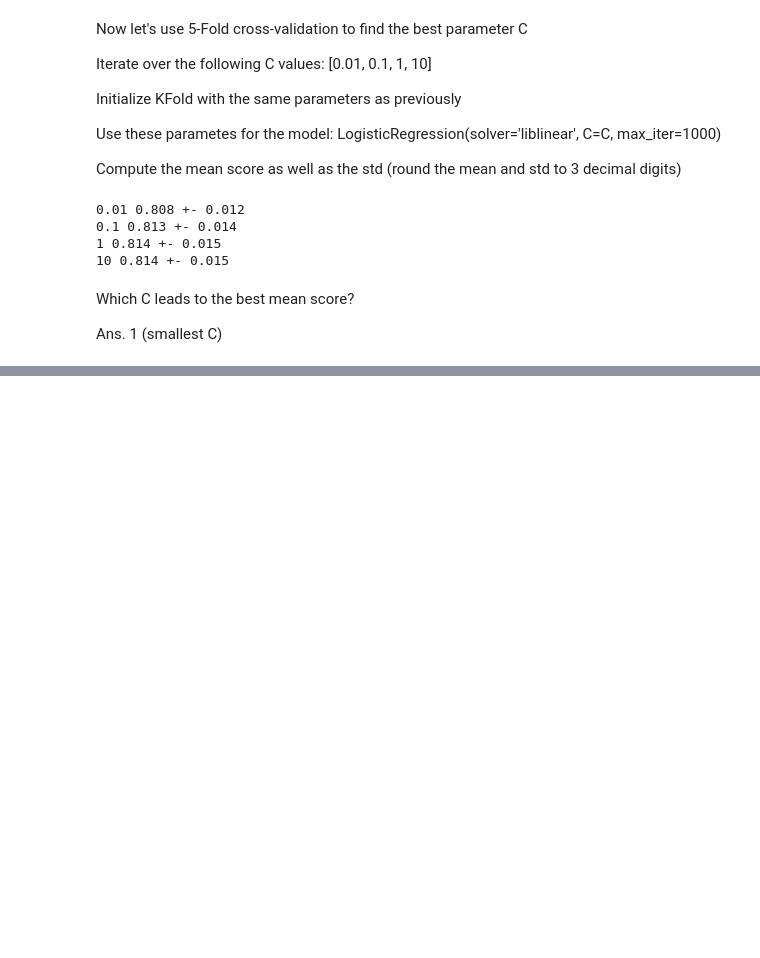
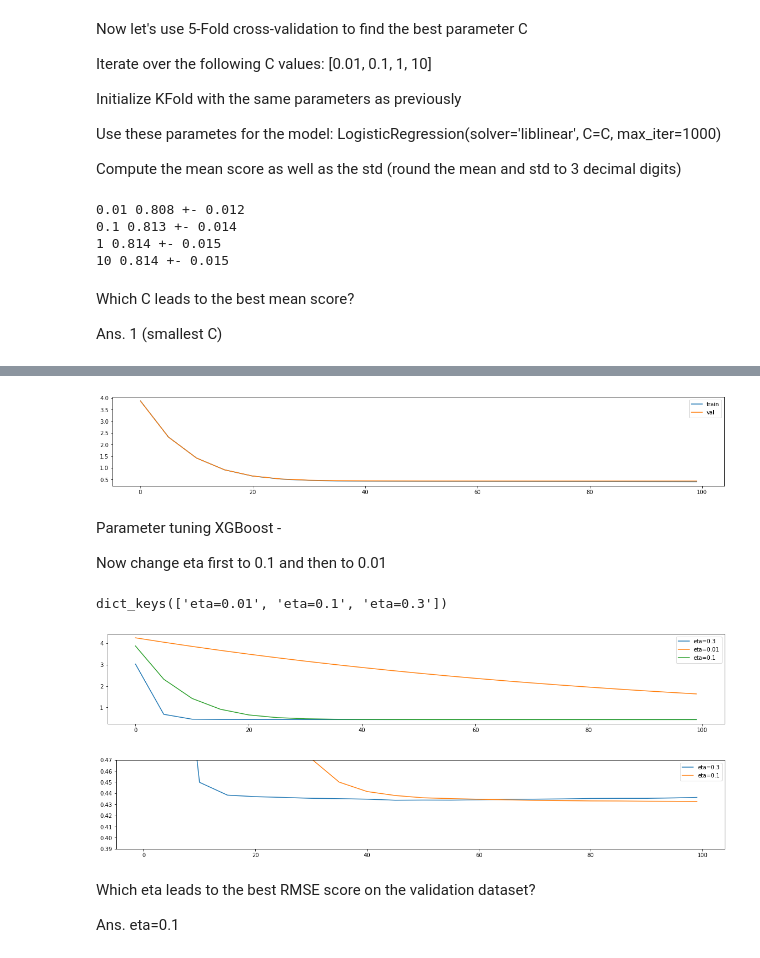
Before and after one commit to sukritishuk/ML_ZoomCamp-DataTalksClub, a Jupyter notebook: HomeWork -DataTalksClub - ML ZoomCamp.ipynb, the cells around one changed output, grey strips where cells are left out. Drawn from its saved outputs; the diff is of its cells as text; code cells hidden in the pictures; blank space fills up the shorter version.

```diff
--- a/HomeWork -DataTalksClub - ML ZoomCamp.ipynb
+++ b/HomeWork -DataTalksClub - ML ZoomCamp.ipynb
@@ -1766,0 +1781,13 @@ Ans. 1 (smallest C)
+# %%
+# loading the data and renamong columns:
+columns = [
+    'neighbourhood_group', 'room_type', 'latitude', 'longitude',
+    'minimum_nights', 'number_of_reviews','reviews_per_month',
+    'calculated_host_listings_count', 'availability_365',
+    'price'
+]
+
+df = pd.read_csv('AB_NYC_2019.csv', usecols=columns)
+
+# Filling NAs with 0:
+df.reviews_per_month = df.reviews_per_month.fillna(0)
@@ -1766,0 +2235,32 @@ Ans. 1 (smallest C)
+# %%
+# Combining above codes and creating a function to parse output from XGBoost model:
+def parse_xgb_output(output):
+    results = []
+
+    for line in output.stdout.strip().split('\n'):
+        it_line, train_line, val_line = line.split('\t')
+
+        it = int(it_line.strip('[]'))
+        train = float((train_line.split(':'))[1])
+        val = float((val_line.split(':'))[1])
+
+        results.append((it, train, val))
+
+    columns = ['num_iter', 'train_RMSE', 'val_RMSE']
+    df_results = pd.DataFrame(results, columns=columns)
+    return df_results
+# %%
+# calling the above function:
+df_score = parse_xgb_output(output)
+# %%
+# plotting the above output from XGBoost model:
+plt.plot(df_score.num_iter, df_score.train_RMSE, label='train')
+plt.plot(df_score.num_iter, df_score.val_RMSE, label='val')
+plt.legend()
+plt.show()
+# %% [output]
+[figure, added]
+# %% [markdown]
+Parameter tuning XGBoost -
+
+Now change eta first to 0.1 and then to 0.01
@@ -1766,0 +2297,31 @@ Ans. 1 (smallest C)
+# %%
+scores.keys()
+# %% [output]
+dict_keys(['eta=0.01', 'eta=0.1', 'eta=0.3'])
+# %%
+# plotting above AUC outputs for different eta values:
+etas = ['eta=0.3','eta=0.01','eta=0.1']
+for eta in etas:
+    df_score= scores[eta]
+    plt.plot(df_score.num_iter, df_score.val_RMSE, label=eta)
+
+plt.legend()
+plt.show()
+# %% [output]
+[figure, added]
+# %%
+# plotting above AUC outputs for different eta values:
+etas = ['eta=0.3','eta=0.1']
+for eta in etas:
+    df_score= scores[eta]
+    plt.plot(df_score.num_iter, df_score.val_RMSE, label=eta)
+
+plt.ylim(0.39,0.47)   # zooming in to check graphs for eta=0.3 and eta=0.1
+plt.legend()
+plt.show()
+# %% [output]
+[figure, added]
+# %% [markdown]
+Which eta leads to the best RMSE score on the validation dataset?
+
+Ans. eta=0.1
```
Also changed, not shown: parts of 47 cells of this notebook.
